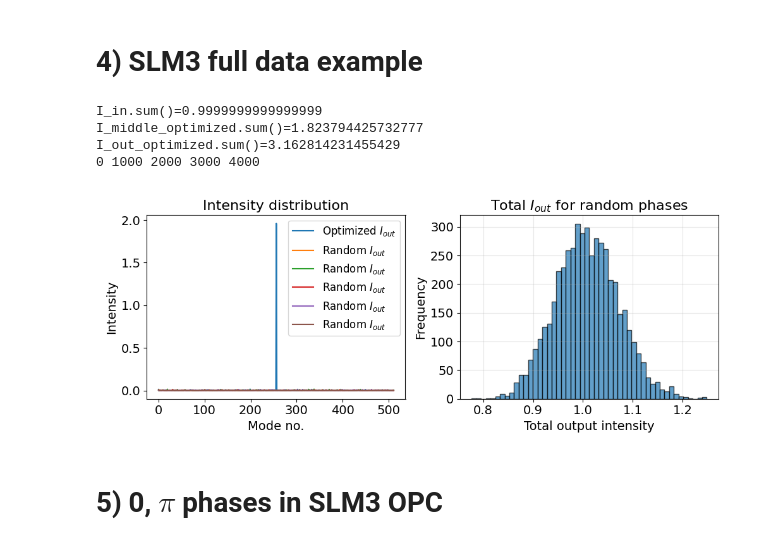
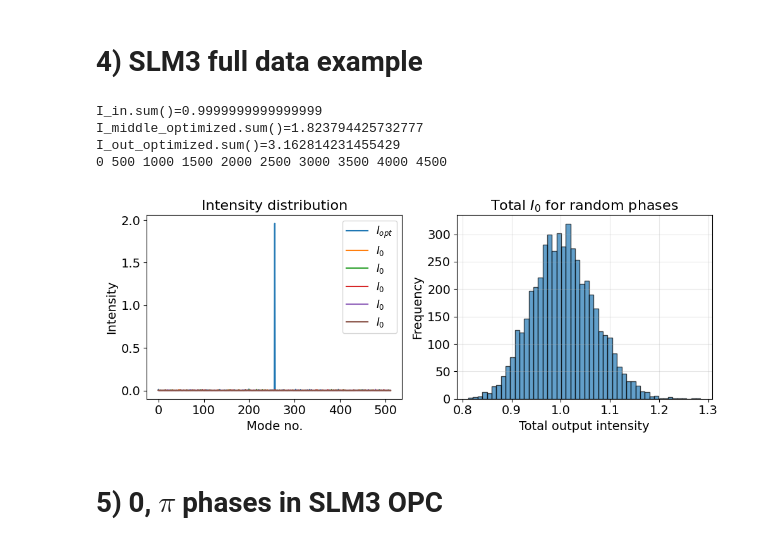
Before and after one commit to rubiaek/qwfs2, a Jupyter notebook: qwfs/view_plots.ipynb, the cells around one changed output. Cells and saved outputs as stored; diff of their text form; code cells hidden in the pictures.

```diff
--- a/qwfs/view_plots.ipynb
+++ b/qwfs/view_plots.ipynb
@@ -227,7 +230,7 @@ print(f'{I_out_optimized.sum()=}')
 
 tot_Is = []
 for i in range(5000):
-    if i % 1000 == 0:
+    if i % 500 == 0:
         print(i, end=' ')
     random_phases = np.random.uniform(0, 2*np.pi, sim.N)
     sim.slm_phases = np.exp(1j*random_phases)
@@ -238,43 +241,43 @@ for i in range(5000):
 
 fig, (ax1, ax2) = plt.subplots(1, 2, figsize=(10, 4), constrained_layout=True)
 
-ax1.plot(I_out_optimized, label='Optimized $I_{out}$')
+ax1.plot(I_out_optimized, label='$I_{opt}$')
 for i in range(5):
     random_phases = np.random.uniform(0, 2*np.pi, sim.N)
     sim.slm_phases = np.exp(1j*random_phases)
     v_out = sim.propagate()
     I_out = np.abs(v_out)**2
-    ax1.plot(I_out, label='Random $I_{out}$')
+    ax1.plot(I_out, label='$I_{0}$')
 
 ax1.legend(fontsize=12)
 ax1.set_title("Intensity distribution", fontsize=16)
 ax1.set_xlabel('Mode no.', fontsize=14)
 ax1.set_ylabel('Intensity', fontsize=14)
 
 # Create the histogram
 ax2.hist(tot_Is, bins=50, edgecolor='black', alpha=0.7)
-ax2.set_title('Total $I_{out}$ for random phases', fontsize=16)
+ax2.set_title('Total $I_{0}$ for random phases', fontsize=16)
 ax2.set_xlabel('Total output intensity', fontsize=14)
 ax2.set_ylabel('Frequency', fontsize=14)
 
 show_mean = False
 if show_mean:
     ax2.axvline(np.mean(tot_Is), color='red', linestyle='dashed', linewidth=2, label=f'Mean: {np.mean(tot_Is):.2f}')
     ax2.axvline(np.median(tot_Is), color='green', linestyle='dashed', linewidth=2, label=f'Median: {np.median(tot_Is):.2f}')
 
 ax2.grid(True, alpha=0.3)
 ax1.tick_params(axis='both', labelsize=14)
 ax2.tick_params(axis='both', labelsize=14)
 
 # Adjust layout and display
 plt.tight_layout()
 fig.savefig(rf'G:\My Drive\Projects\ScalingQWFS\Paper\Figures\full_data_example.png')
 # %% [output]
 I_in.sum()=0.9999999999999999
 I_middle_optimized.sum()=1.823794425732777
 I_out_optimized.sum()=3.162814231455429
-0 1000 2000 3000 4000
+0 500 1000 1500 2000 2500 3000 3500 4000 4500
-[figure, old version]
+[figure, new version]
 # %% [markdown]
 # 5) 0, $\pi$ phases in SLM3 OPC
 # %%
```
Also changed, not shown: parts of 2 cells of this notebook, 1 other file.
